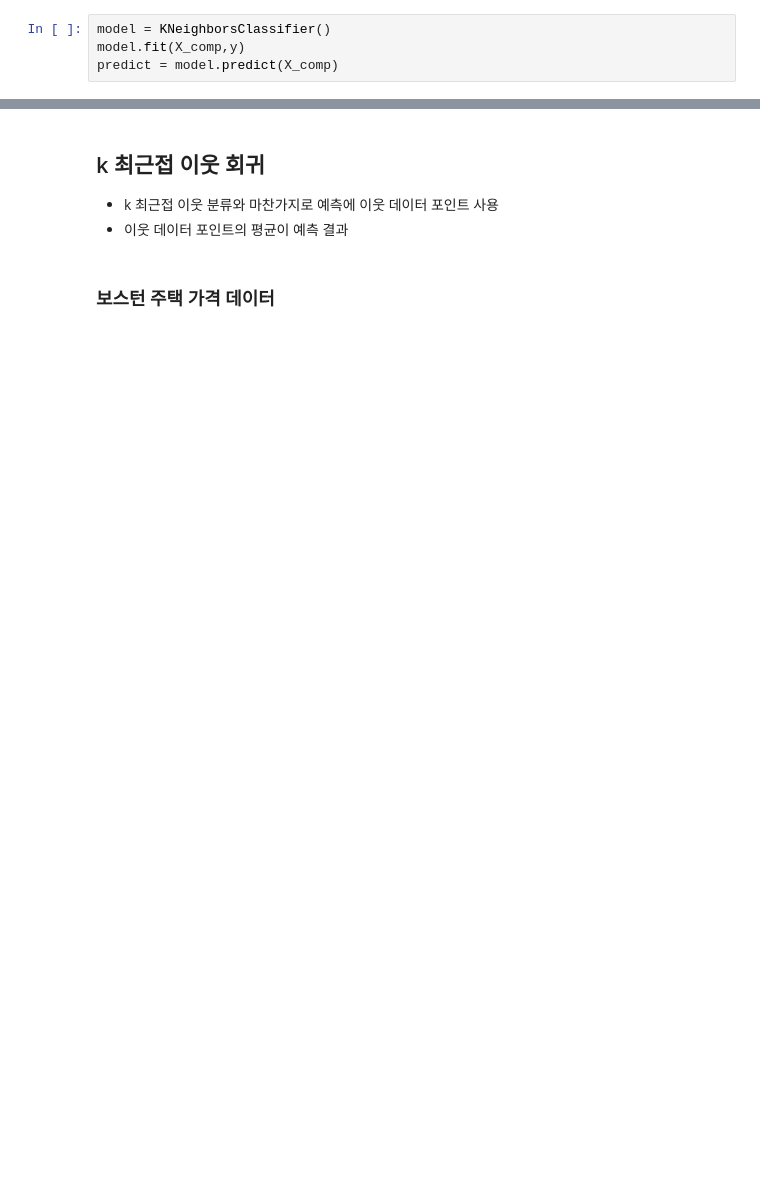
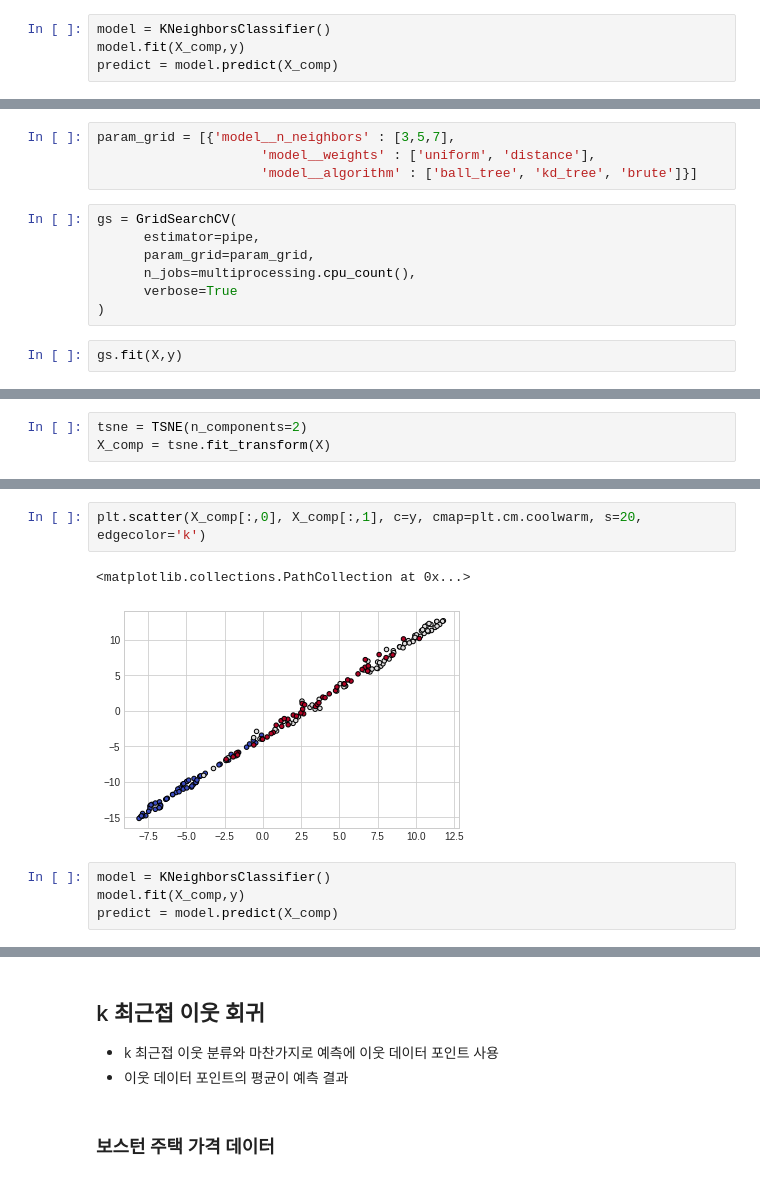
Before and after one commit to Tom-Jung/Suanlab_example, a Jupyter notebook: _6_최근접_이웃(K_Nearest_Neighbor).ipynb, the cells around one changed output, grey strips where cells are left out. Saved outputs shown, nothing was run; the diff lists cells and outputs as text; blank space fills up the shorter version.

```diff
--- a/_6_최근접_이웃(K_Nearest_Neighbor).ipynb
+++ b/_6_최근접_이웃(K_Nearest_Neighbor).ipynb
@@ -213,0 +327,13 @@ plt.scatter(X_comp[:,0] ,X_comp[:,1], c=y, cmap=plt.cm.coolwarm, s=20, edgecolor
+# %%
+param_grid = [{'model__n_neighbors' : [3,5,7],
+                     'model__weights' : ['uniform', 'distance'],
+                     'model__algorithm' : ['ball_tree', 'kd_tree', 'brute']}]
+# %%
+gs = GridSearchCV(
+      estimator=pipe,
+      param_grid=param_grid,
+      n_jobs=multiprocessing.cpu_count(),
+      verbose=True
+)
+# %%
+gs.fit(X,y)
@@ -213,0 +359,3 @@ plt.scatter(X_comp[:,0] ,X_comp[:,1], c=y, cmap=plt.cm.coolwarm, s=20, edgecolor
+# %%
+tsne = TSNE(n_components=2)
+X_comp = tsne.fit_transform(X)
@@ -213,0 +380,9 @@ plt.scatter(X_comp[:,0] ,X_comp[:,1], c=y, cmap=plt.cm.coolwarm, s=20, edgecolor
+# %%
+plt.scatter(X_comp[:,0], X_comp[:,1], c=y, cmap=plt.cm.coolwarm, s=20, edgecolor='k')
+# %% [output]
+<matplotlib.collections.PathCollection at 0x...>
+[figure, added]
+# %%
+model = KNeighborsClassifier()
+model.fit(X_comp,y)
+predict = model.predict(X_comp)
```
Also changed, not shown: parts of 72 cells of this notebook.
